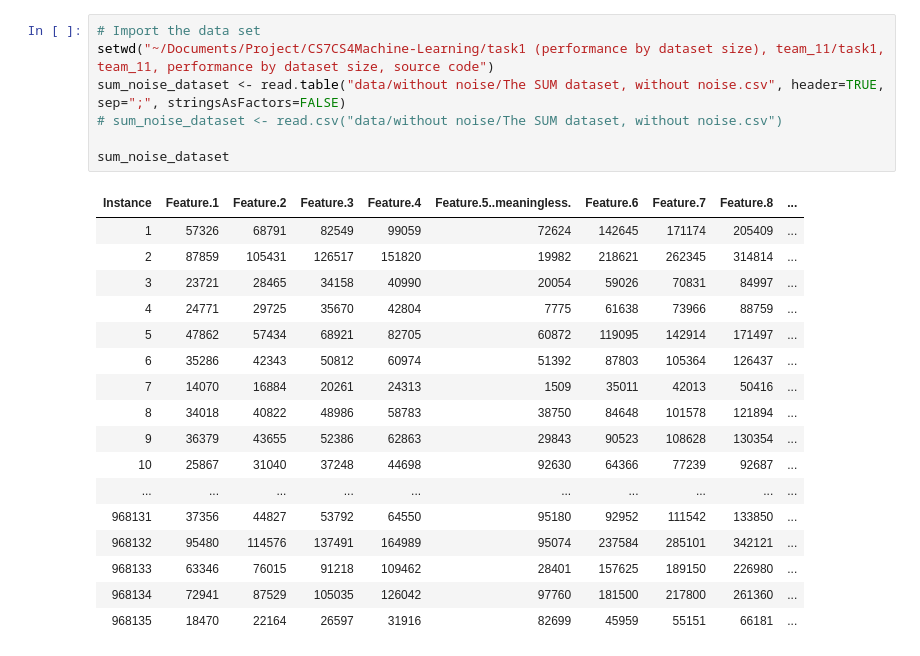
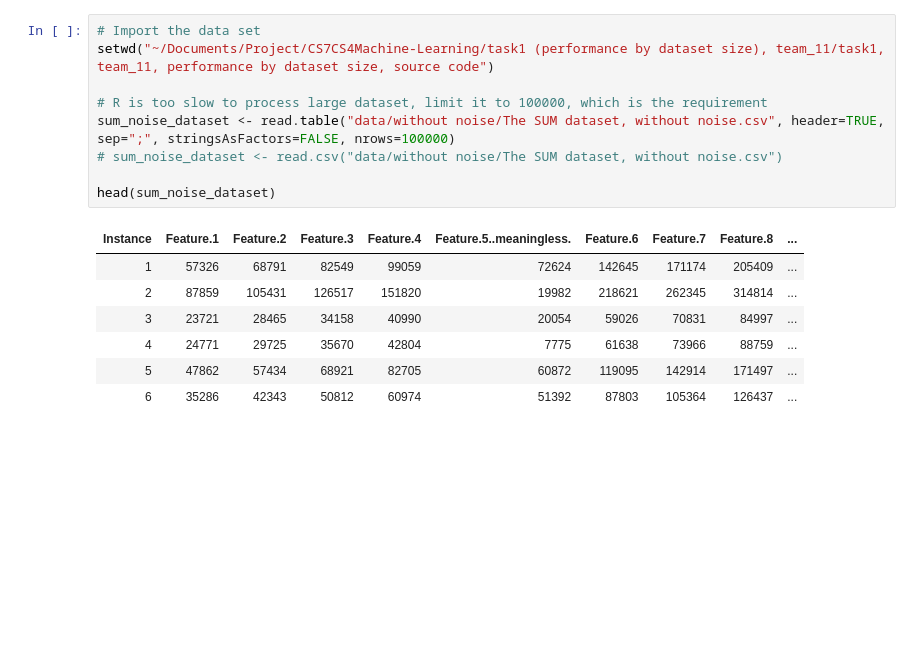
Before and after one commit to Jibinxavier/CS7CS4Machine-Learning, a Jupyter notebook: task2 (consistency of ml frameworks), team_11/task2, team_11, consistency of ml frameworks, source/R-randomforest.ipynb, the cells around one changed output. Cells and saved outputs as stored; diff of their text form; blank space fills up the shorter version.

```diff
--- a/task2 (consistency of ml frameworks), team_11/task2, team_11, consistency of ml frameworks, source/R-randomforest.ipynb
+++ b/task2 (consistency of ml frameworks), team_11/task2, team_11, consistency of ml frameworks, source/R-randomforest.ipynb
@@ -1,28 +1,20 @@
 # %%
 # Import the data set
 setwd("~/Documents/Project/CS7CS4Machine-Learning/task1 (performance by dataset size), team_11/task1, team_11, performance by dataset size, source code")
-sum_noise_dataset <- read.table("data/without noise/The SUM dataset, without noise.csv", header=TRUE, sep=";", stringsAsFactors=FALSE)
+
+# R is too slow to process large dataset, limit it to 100000, which is the requirement
+sum_noise_dataset <- read.table("data/without noise/The SUM dataset, without noise.csv", header=TRUE, sep=";", stringsAsFactors=FALSE, nrows=100000)
 # sum_noise_dataset <- read.csv("data/without noise/The SUM dataset, without noise.csv")
 
-sum_noise_dataset
+head(sum_noise_dataset)
 # %% [output]
 | Instance | Feature.1 | Feature.2 | Feature.3 | Feature.4 | Feature.5..meaningless. | Feature.6 | Feature.7 | Feature.8 | ... |
 | 1 | 57326 | 68791 | 82549 | 99059 | 72624 | 142645 | 171174 | 205409 | ... |
 | 2 | 87859 | 105431 | 126517 | 151820 | 19982 | 218621 | 262345 | 314814 | ... |
 | 3 | 23721 | 28465 | 34158 | 40990 | 20054 | 59026 | 70831 | 84997 | ... |
 | 4 | 24771 | 29725 | 35670 | 42804 | 7775 | 61638 | 73966 | 88759 | ... |
 | 5 | 47862 | 57434 | 68921 | 82705 | 60872 | 119095 | 142914 | 171497 | ... |
 | 6 | 35286 | 42343 | 50812 | 60974 | 51392 | 87803 | 105364 | 126437 | ... |
-| 7 | 14070 | 16884 | 20261 | 24313 | 1509 | 35011 | 42013 | 50416 | ... |
-| 8 | 34018 | 40822 | 48986 | 58783 | 38750 | 84648 | 101578 | 121894 | ... |
-| 9 | 36379 | 43655 | 52386 | 62863 | 29843 | 90523 | 108628 | 130354 | ... |
-| 10 | 25867 | 31040 | 37248 | 44698 | 92630 | 64366 | 77239 | 92687 | ... |
-| ... | ... | ... | ... | ... | ... | ... | ... | ... | ... |
-| 968131 | 37356 | 44827 | 53792 | 64550 | 95180 | 92952 | 111542 | 133850 | ... |
-| 968132 | 95480 | 114576 | 137491 | 164989 | 95074 | 237584 | 285101 | 342121 | ... |
-| 968133 | 63346 | 76015 | 91218 | 109462 | 28401 | 157625 | 189150 | 226980 | ... |
-| 968134 | 72941 | 87529 | 105035 | 126042 | 97760 | 181500 | 217800 | 261360 | ... |
-| 968135 | 18470 | 22164 | 26597 | 31916 | 82699 | 45959 | 55151 | 66181 | ... |
 # %%
 # Load the party package. It will automatically load other required packages.
 install.packages("randomForest")
```
Also changed, not shown: parts of 3 cells of this notebook.
